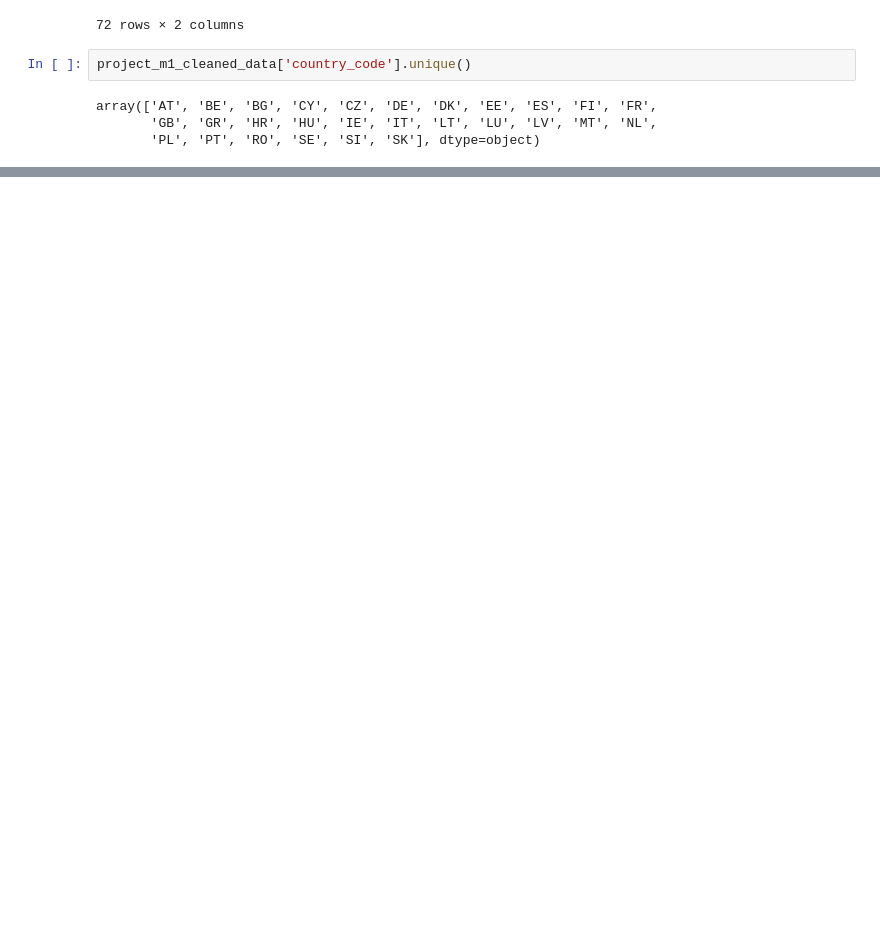
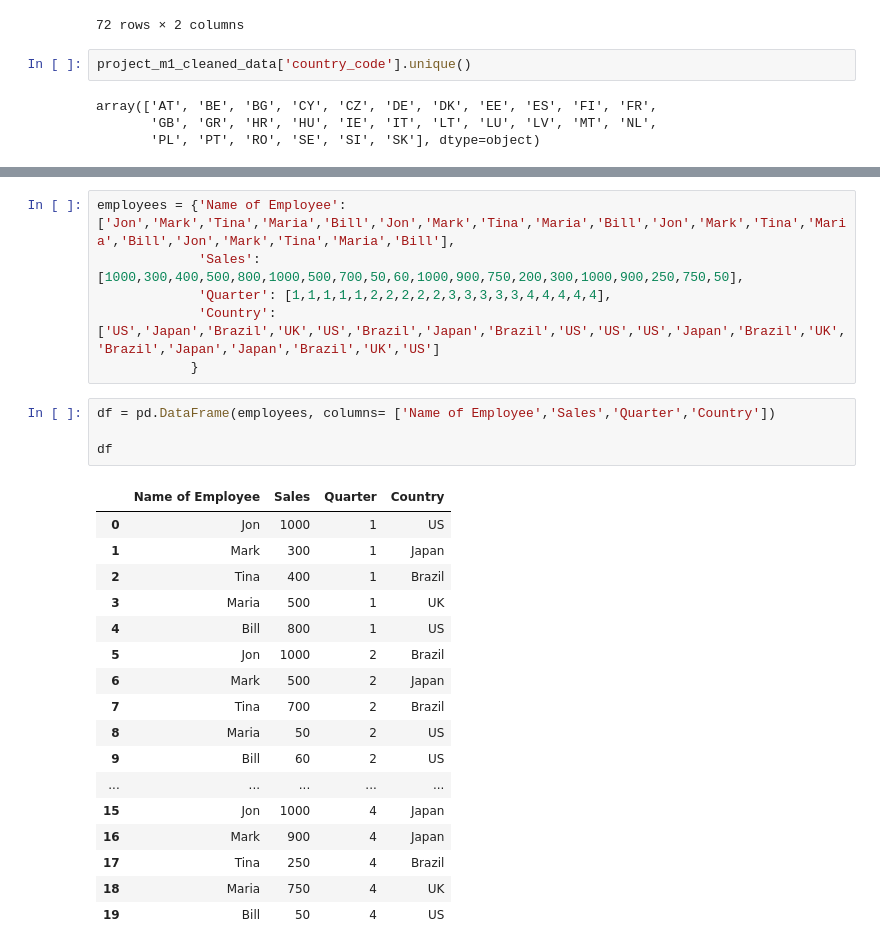
Before and after one commit to manuaq/project_m1, a Jupyter notebook: trash/project_module_1_full.ipynb, the cells around one changed output, grey strips where cells are left out. Saved outputs shown, nothing was run; the diff lists cells and outputs as text; blank space fills up the shorter version.

```diff
--- a/trash/project_module_1_full.ipynb
+++ b/trash/project_module_1_full.ipynb
@@ -1130,0 +1208,28 @@ project_m1_cleaned_data
+# %%
+employees = {'Name of Employee': ['Jon','Mark','Tina','Maria','Bill','Jon','Mark','Tina','Maria','Bill','Jon','Mark','Tina','Maria','Bill','Jon','Mark','Tina','Maria','Bill'],
+             'Sales': [1000,300,400,500,800,1000,500,700,50,60,1000,900,750,200,300,1000,900,250,750,50],
+             'Quarter': [1,1,1,1,1,2,2,2,2,2,3,3,3,3,3,4,4,4,4,4],
+             'Country': ['US','Japan','Brazil','UK','US','Brazil','Japan','Brazil','US','US','US','Japan','Brazil','UK','Brazil','Japan','Japan','Brazil','UK','US']
+            }
+# %%
+df = pd.DataFrame(employees, columns= ['Name of Employee','Sales','Quarter','Country'])
+
+df
+# %% [output]
+|  | Name of Employee | Sales | Quarter | Country |
+| 0 | Jon | 1000 | 1 | US |
+| 1 | Mark | 300 | 1 | Japan |
+| 2 | Tina | 400 | 1 | Brazil |
+| 3 | Maria | 500 | 1 | UK |
+| 4 | Bill | 800 | 1 | US |
+| 5 | Jon | 1000 | 2 | Brazil |
+| 6 | Mark | 500 | 2 | Japan |
+| 7 | Tina | 700 | 2 | Brazil |
+| 8 | Maria | 50 | 2 | US |
+| 9 | Bill | 60 | 2 | US |
+| ... | ... | ... | ... | ... |
+| 15 | Jon | 1000 | 4 | Japan |
+| 16 | Mark | 900 | 4 | Japan |
+| 17 | Tina | 250 | 4 | Brazil |
+| 18 | Maria | 750 | 4 | UK |
+| 19 | Bill | 50 | 4 | US |
```
Also changed, not shown: parts of 17 cells of this notebook, 4 other files.
